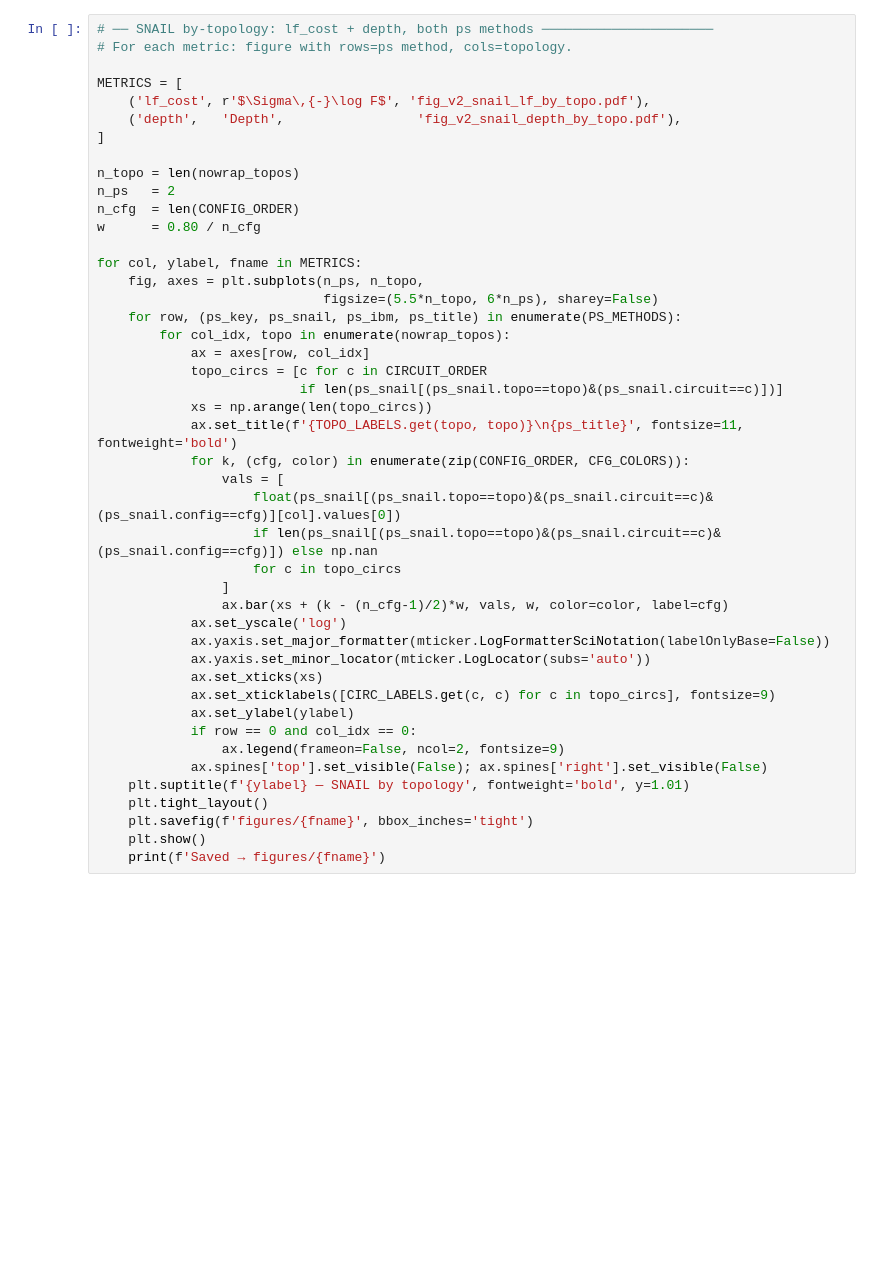
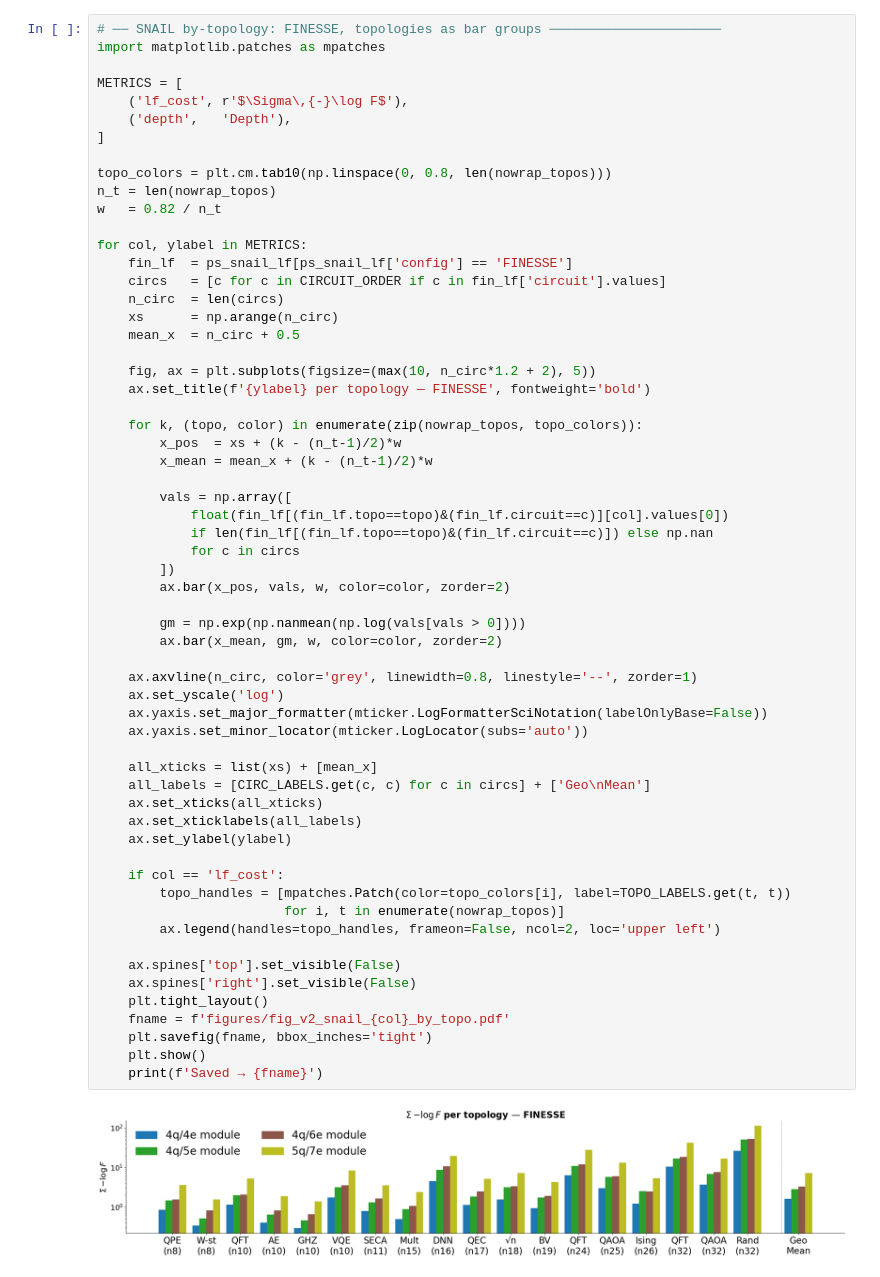
Before and after one commit to DylanJVA/FINESSE, a Jupyter notebook: PaperPlots_v2.ipynb, the cells around one changed output. Drawn from its saved outputs; the diff is of its cells as text; blank space fills up the shorter version.

Commit message:
added finesse traversals

```diff
--- a/PaperPlots_v2.ipynb
+++ b/PaperPlots_v2.ipynb
@@ -173,45 +459,62 @@ for col, ylabel, fname in METRICS:
 # %%
-# ── SNAIL by-topology: lf_cost + depth, both ps methods ──────────────────────
-# For each metric: figure with rows=ps method, cols=topology.
+# ── SNAIL by-topology: FINESSE, topologies as bar groups ──────────────────────
+import matplotlib.patches as mpatches
 
 METRICS = [
-    ('lf_cost', r'$\Sigma\,{-}\log F$', 'fig_v2_snail_lf_by_topo.pdf'),
-    ('depth',   'Depth',                 'fig_v2_snail_depth_by_topo.pdf'),
+    ('lf_cost', r'$\Sigma\,{-}\log F$'),
+    ('depth',   'Depth'),
 ]
 
-n_topo = len(nowrap_topos)
-n_ps   = 2
-n_cfg  = len(CONFIG_ORDER)
-w      = 0.80 / n_cfg
+topo_colors = plt.cm.tab10(np.linspace(0, 0.8, len(nowrap_topos)))
+n_t = len(nowrap_topos)
+w   = 0.82 / n_t
 
-for col, ylabel, fname in METRICS:
-    fig, axes = plt.subplots(n_ps, n_topo,
-                             figsize=(5.5*n_topo, 6*n_ps), sharey=False)
-    for row, (ps_key, ps_snail, ps_ibm, ps_title) in enumerate(PS_METHODS):
-        for col_idx, topo in enumerate(nowrap_topos):
-            ax = axes[row, col_idx]
-            topo_circs = [c for c in CIRCUIT_ORDER
-                          if len(ps_snail[(ps_snail.topo==topo)&(ps_snail.circuit==c)])]
-            xs = np.arange(len(topo_circs))
-            ax.set_title(f'{TOPO_LABELS.get(topo, topo)}\n{ps_title}', fontsize=11, fontweight='bold')
-            for k, (cfg, color) in enumerate(zip(CONFIG_ORDER, CFG_COLORS)):
-                vals = [
-                    float(ps_snail[(ps_snail.topo==topo)&(ps_snail.circuit==c)&(ps_snail.config==cfg)][col].values[0])
-                    if len(ps_snail[(ps_snail.topo==topo)&(ps_snail.circuit==c)&(ps_snail.config==cfg)]) else np.nan
-                    for c in topo_circs
-                ]
-                ax.bar(xs + (k - (n_cfg-1)/2)*w, vals, w, color=color, label=cfg)
-            ax.set_yscale('log')
-            ax.yaxis.set_major_formatter(mticker.LogFormatterSciNotation(labelOnlyBase=False))
-            ax.yaxis.set_minor_locator(mticker.LogLocator(subs='auto'))
-            ax.set_xticks(xs)
-            ax.set_xticklabels([CIRC_LABELS.get(c, c) for c in topo_circs], fontsize=9)
-            ax.set_ylabel(ylabel)
-            if row == 0 and col_idx == 0:
-                ax.legend(frameon=False, ncol=2, fontsize=9)
-            ax.spines['top'].set_visible(False); ax.spines['right'].set_visible(False)
-    plt.suptitle(f'{ylabel} — SNAIL by topology', fontweight='bold', y=1.01)
+for col, ylabel in METRICS:
+    fin_lf  = ps_snail_lf[ps_snail_lf['config'] == 'FINESSE']
+    circs   = [c for c in CIRCUIT_ORDER if c in fin_lf['circuit'].values]
+    n_circ  = len(circs)
+    xs      = np.arange(n_circ)
+    mean_x  = n_circ + 0.5
+
+    fig, ax = plt.subplots(figsize=(max(10, n_circ*1.2 + 2), 5))
+    ax.set_title(f'{ylabel} per topology — FINESSE', fontweight='bold')
+
+    for k, (topo, color) in enumerate(zip(nowrap_topos, topo_colors)):
+        x_pos  = xs + (k - (n_t-1)/2)*w
+        x_mean = mean_x + (k - (n_t-1)/2)*w
+
+        vals = np.array([
+            float(fin_lf[(fin_lf.topo==topo)&(fin_lf.circuit==c)][col].values[0])
+            if len(fin_lf[(fin_lf.topo==topo)&(fin_lf.circuit==c)]) else np.nan
+            for c in circs
+        ])
+        ax.bar(x_pos, vals, w, color=color, zorder=2)
+
+        gm = np.exp(np.nanmean(np.log(vals[vals > 0])))
+        ax.bar(x_mean, gm, w, color=color, zorder=2)
+
+    ax.axvline(n_circ, color='grey', linewidth=0.8, linestyle='--', zorder=1)
+    ax.set_yscale('log')
+    ax.yaxis.set_major_formatter(mticker.LogFormatterSciNotation(labelOnlyBase=False))
+    ax.yaxis.set_minor_locator(mticker.LogLocator(subs='auto'))
+
+    all_xticks = list(xs) + [mean_x]
+    all_labels = [CIRC_LABELS.get(c, c) for c in circs] + ['Geo\nMean']
+    ax.set_xticks(all_xticks)
+    ax.set_xticklabels(all_labels)
+    ax.set_ylabel(ylabel)
+
+    if col == 'lf_cost':
+        topo_handles = [mpatches.Patch(color=topo_colors[i], label=TOPO_LABELS.get(t, t))
+                        for i, t in enumerate(nowrap_topos)]
+        ax.legend(handles=topo_handles, frameon=False, ncol=2, loc='upper left')
+
+    ax.spines['top'].set_visible(False)
+    ax.spines['right'].set_visible(False)
     plt.tight_layout()
-    plt.savefig(f'figures/{fname}', bbox_inches='tight')
+    fname = f'figures/fig_v2_snail_{col}_by_topo.pdf'
+    plt.savefig(fname, bbox_inches='tight')
     plt.show()
-    print(f'Saved → figures/{fname}')
+    print(f'Saved → {fname}')
+# %% [output]
+[figure, added]
```
Also changed, not shown: parts of 15 cells of this notebook, 3 other files.
